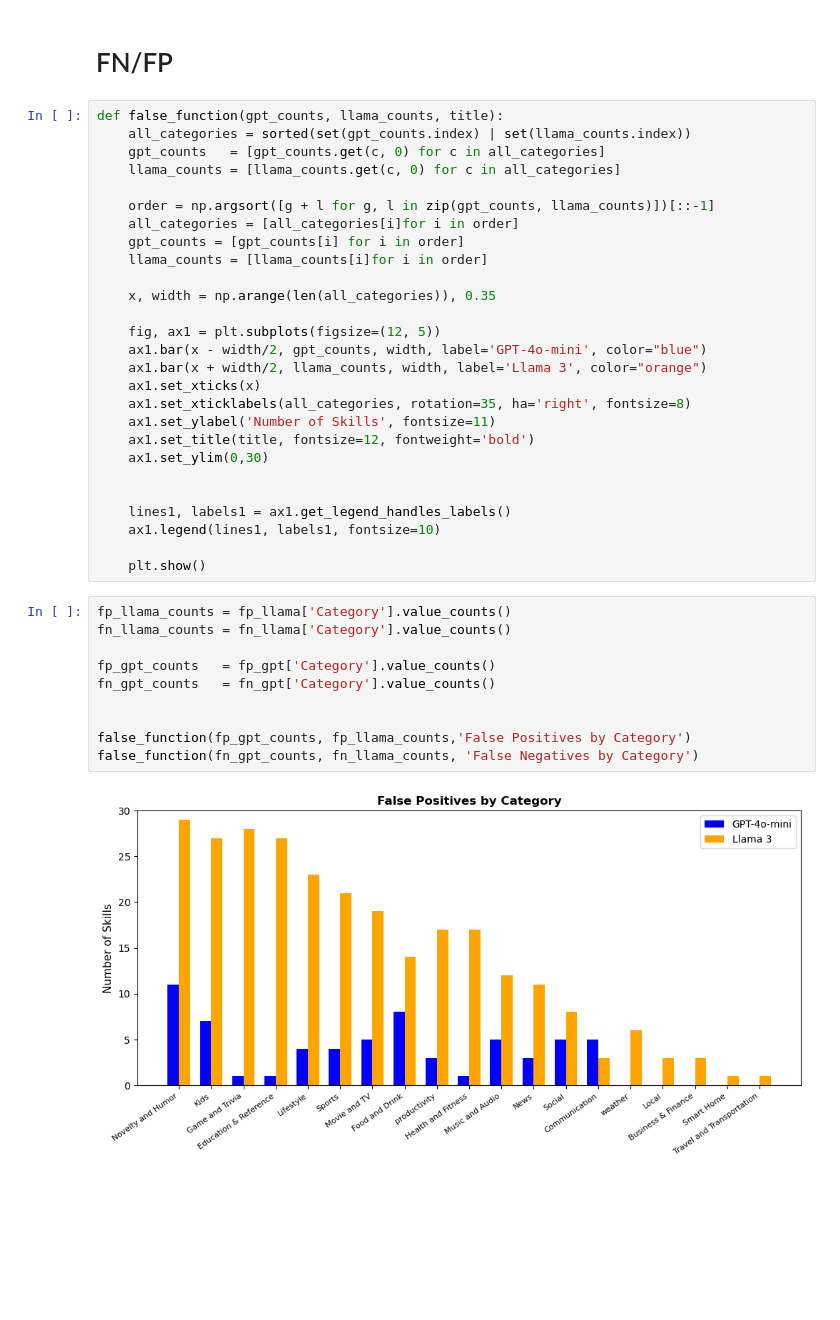
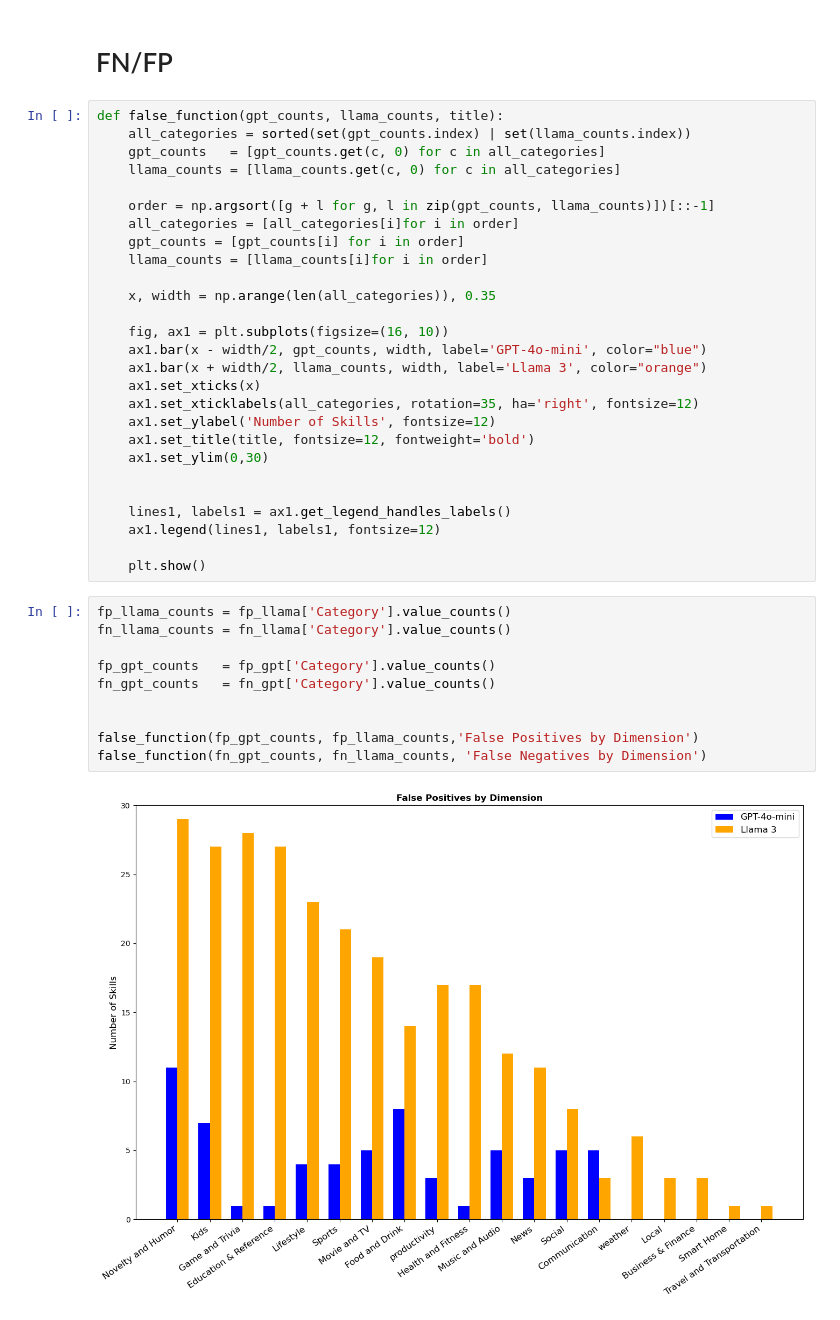
Before and after one commit to janiceeguo/CS6763-CPS-Final, a Jupyter notebook: llm_figures.ipynb, the cells around one changed output. Cells and saved outputs as stored; diff of their text form; blank space fills up the shorter version.

Commit message:
edit llm analysis figures

```diff
--- a/llm_figures.ipynb
+++ b/llm_figures.ipynb
@@ -94,29 +94,29 @@ def false_function(gpt_counts, llama_counts, title):
 
     x, width = np.arange(len(all_categories)), 0.35
 
-    fig, ax1 = plt.subplots(figsize=(12, 5))
+    fig, ax1 = plt.subplots(figsize=(16, 10))
     ax1.bar(x - width/2, gpt_counts, width, label='GPT-4o-mini', color="blue")
     ax1.bar(x + width/2, llama_counts, width, label='Llama 3', color="orange")
     ax1.set_xticks(x)
-    ax1.set_xticklabels(all_categories, rotation=35, ha='right', fontsize=8)
-    ax1.set_ylabel('Number of Skills', fontsize=11)
+    ax1.set_xticklabels(all_categories, rotation=35, ha='right', fontsize=12)
+    ax1.set_ylabel('Number of Skills', fontsize=12)
     ax1.set_title(title, fontsize=12, fontweight='bold')
     ax1.set_ylim(0,30)
 
 
     lines1, labels1 = ax1.get_legend_handles_labels()
-    ax1.legend(lines1, labels1, fontsize=10)
+    ax1.legend(lines1, labels1, fontsize=12)
 
     plt.show()
 # %%
 fp_llama_counts = fp_llama['Category'].value_counts()
 fn_llama_counts = fn_llama['Category'].value_counts()
 
 fp_gpt_counts   = fp_gpt['Category'].value_counts()
 fn_gpt_counts   = fn_gpt['Category'].value_counts()
 
 
-false_function(fp_gpt_counts, fp_llama_counts,'False Positives by Category')
-false_function(fn_gpt_counts, fn_llama_counts, 'False Negatives by Category')
+false_function(fp_gpt_counts, fp_llama_counts,'False Positives by Dimension')
+false_function(fn_gpt_counts, fn_llama_counts, 'False Negatives by Dimension')
 # %% [output]
-[figure, old version]
+[figure, new version]
```
Also changed, not shown: parts of 3 cells of this notebook.
